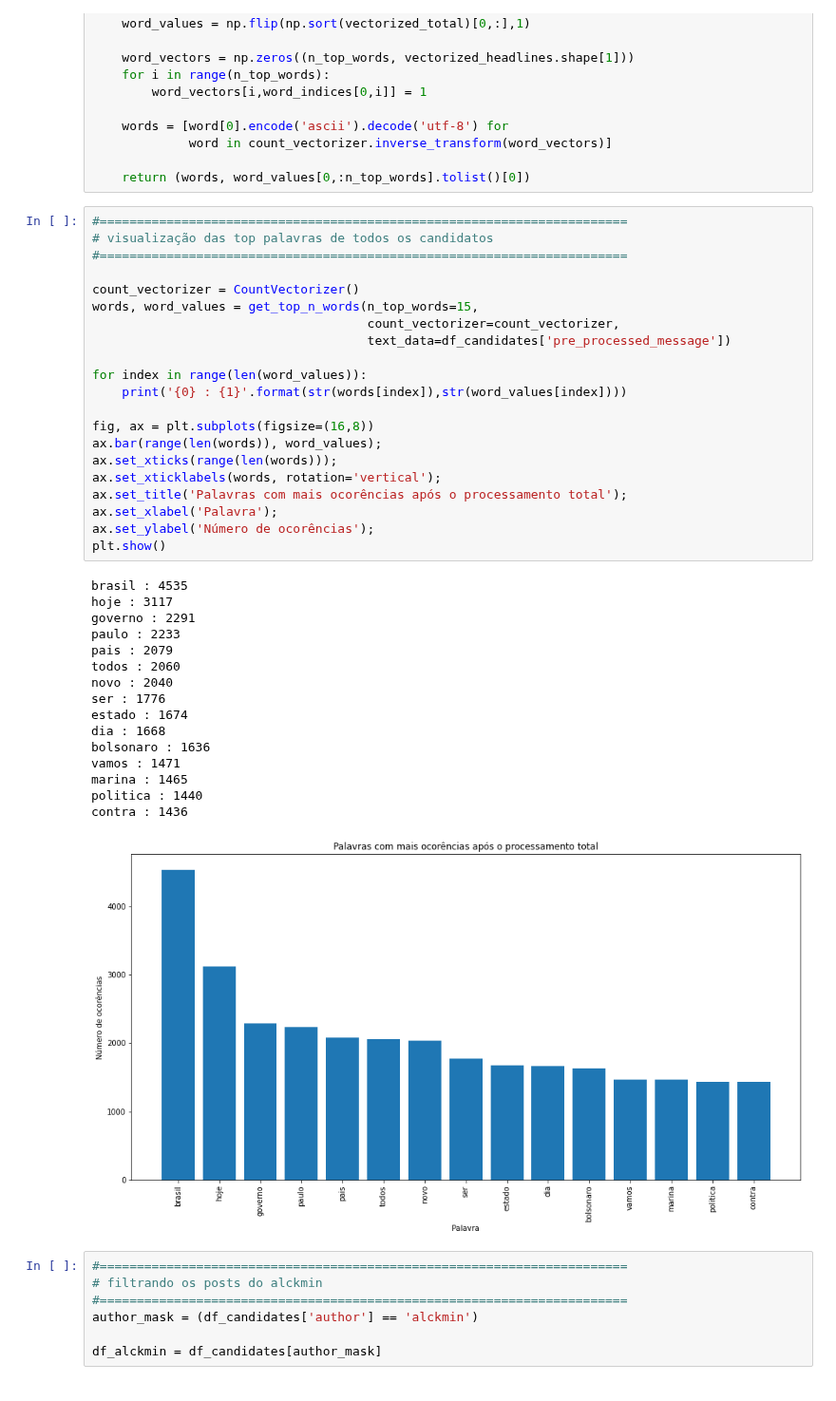
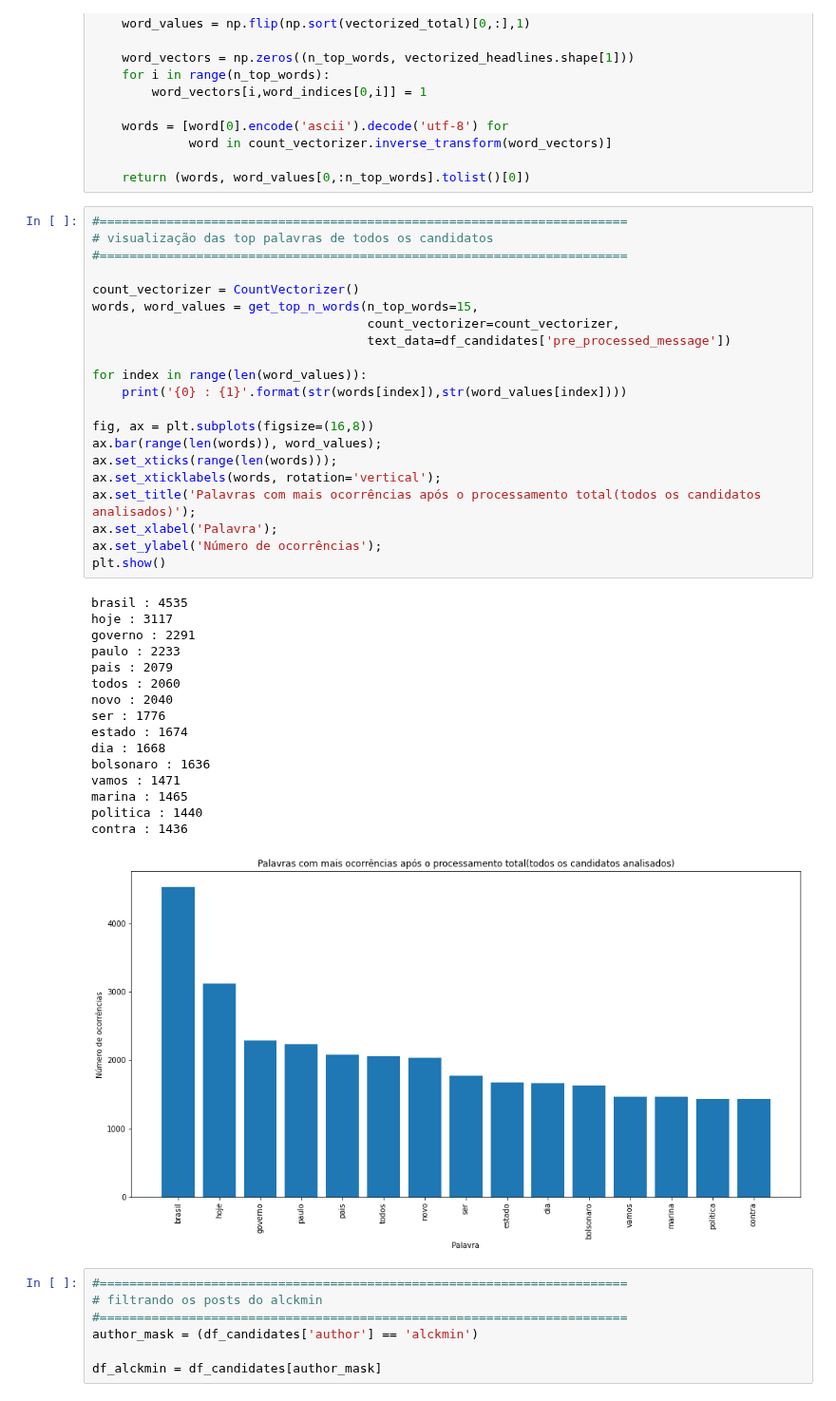
Before and after one commit to LucasPereiraMiranda/social-media-analysis, a Jupyter notebook: source/jupyter/identify_candidate/explore_data.ipynb, the cells around one changed output. Shown at 95% size. Drawn from its saved outputs; the diff is of its cells as text.

Commit message:
Identificar discurso candidatos

```diff
--- a/source/jupyter/identify_candidate/explore_data.ipynb
+++ b/source/jupyter/identify_candidate/explore_data.ipynb
@@ -134,36 +134,36 @@ def get_top_n_words(n_top_words, count_vectorizer, text_data):
 count_vectorizer = CountVectorizer()
 words, word_values = get_top_n_words(n_top_words=15,
                                      count_vectorizer=count_vectorizer,
                                      text_data=df_candidates['pre_processed_message'])
 
 for index in range(len(word_values)):
     print('{0} : {1}'.format(str(words[index]),str(word_values[index])))
 
 fig, ax = plt.subplots(figsize=(16,8))
 ax.bar(range(len(words)), word_values);
 ax.set_xticks(range(len(words)));
 ax.set_xticklabels(words, rotation='vertical');
-ax.set_title('Palavras com mais ocorências após o processamento total');
+ax.set_title('Palavras com mais ocorrências após o processamento total(todos os candidatos analisados)');
 ax.set_xlabel('Palavra');
-ax.set_ylabel('Número de ocorências');
+ax.set_ylabel('Número de ocorrências');
 plt.show()
 # %% [output]
 brasil : 4535
 hoje : 3117
 governo : 2291
 paulo : 2233
 pais : 2079
 todos : 2060
 novo : 2040
 ser : 1776
 estado : 1674
 dia : 1668
 bolsonaro : 1636
 vamos : 1471
 marina : 1465
 politica : 1440
 contra : 1436
-[figure, old version]
+[figure, new version]
 # %%
 #=======================================================================
 # filtrando os posts do alckmin
```
Also changed, not shown: parts of 8 cells of this notebook, 1 other file.
